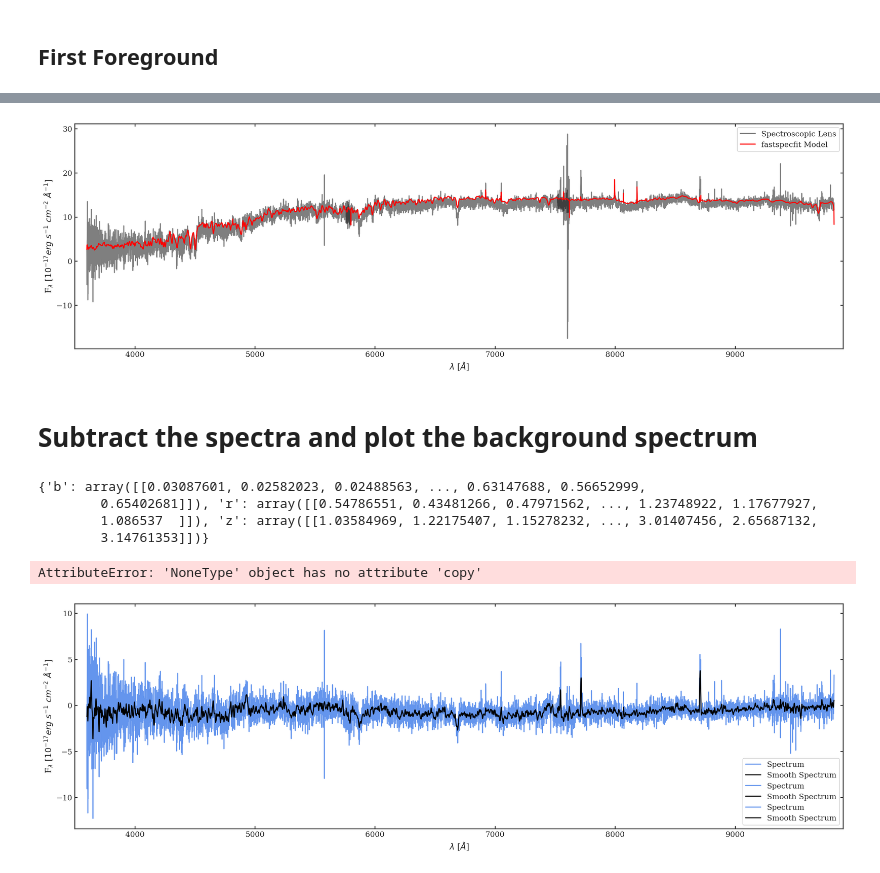
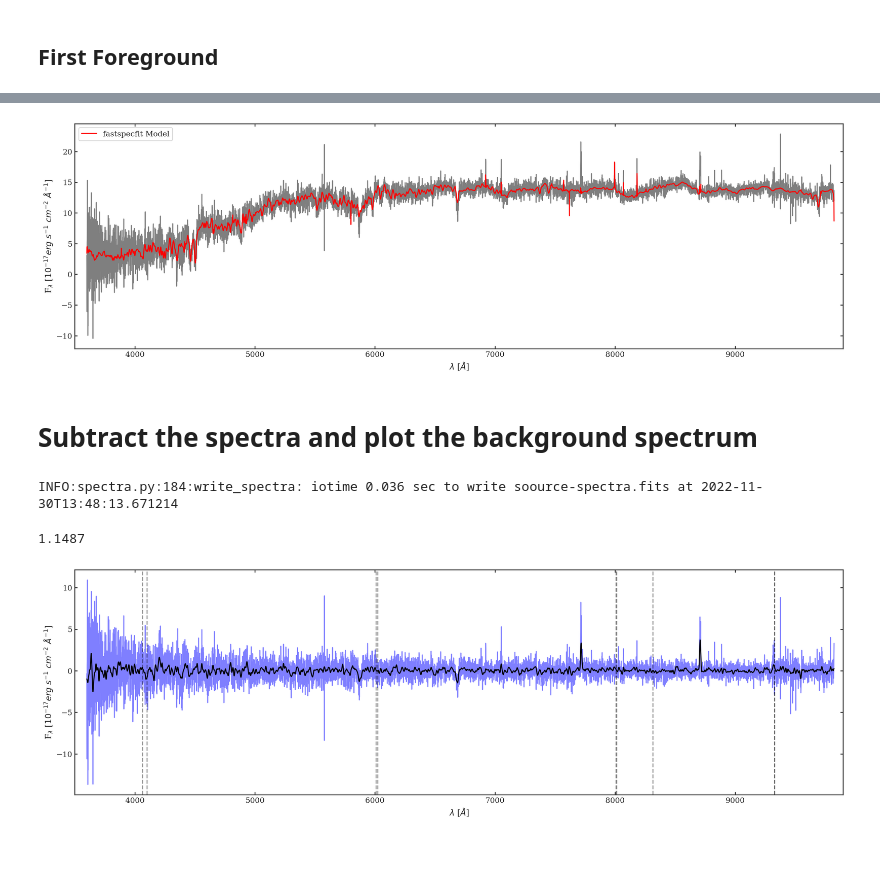
Before and after one commit to moustakas/fastspecfit-projects, a Jupyter notebook: speclens/plotSeparatedSpectra.ipynb, the cells around one changed output, grey strips where cells are left out. Saved outputs shown, nothing was run; the diff lists cells and outputs as text; code cells hidden in the pictures.

```diff
--- a/speclens/plotSeparatedSpectra.ipynb
+++ b/speclens/plotSeparatedSpectra.ipynb
@@ -99,4 +197,0 @@ outdir = '/global/cfs/cdirs/desi/users/nrfran/speclens/'
-# %%
-# plot the original spectrum
-orig = os.path.join(outdir, 'coadd-sv3-bright-25964-out.fits')
-coaddSpec = plotDesiSpectra(orig)
@@ -106,38 +198,5 @@ INFO:spectra.py:291:read_spectra: iotime 0.041 sec to read coadd-sv3-bright-2596
 # %% [markdown]
 ## First Foreground
-# %%
-def plotFastspecModel(fastfile, coaddPath, ax=None):
-    '''
-    Function to plot the fastspecfit model over the original spectrum
-    '''
-    from astropy.table import Table
-    import fitsio
-    from desispec.io import read_spectra
-
-    # read in fastspecfit model
-    model = Table(fitsio.read(fastfile, ext=3))
-    flux = model['col0'].data[0]
-    wave = np.linspace(3600.0, 9824.0, len(flux))
-
-    if not ax:
-        fig, ax = plt.subplots(figsize=(20,6))
-
-    # read in a plot original coadded spectrum in the background
-    coaddSpec = read_spectra(coaddPath)
-    ax.plot(coaddSpec.wave['b'], coaddSpec.flux['b'][0], color = 'k', alpha = 0.5)
-    ax.plot(coaddSpec.wave['r'], coaddSpec.flux['r'][0], color = 'k', alpha = 0.5)
-    ax.plot(coaddSpec.wave['z'], coaddSpec.flux['z'][0], color = 'k', alpha = 0.5, label='Spectroscopic Lens')
-
-    # plot fastspecfit model
-    ax.plot(wave, flux, 'r-', label='fastspecfit Model')
-
-    ax.set_xlim([3500, 9900])
-    ax.set_xlabel('$\lambda$ [$\AA$]')
-    ax.set_ylabel('F$_{\lambda}$ [$10^{-17} erg\ s^{-1}\ cm^{-2}\ \AA^{-1}$]')
-    ax.legend()
-
-    return wave, flux
 # %%
-foregroundpath = os.path.join(outdir, 'fastspec-sv3-bright-25964-out.fits')
-frontWave, frontFlux = plotFastspecModel(foregroundpath, orig)
+plotFastspecModel(frontWave, frontFlux, coaddSpec)
 # %% [output]
@@ -145,3 +203,3 @@ INFO:spectra.py:291:read_spectra: iotime 0.018 sec to read coadd-sv3-bright-2596
-[figure, old version]
+[figure, new version]
 # %% [markdown]
 # Subtract the spectra and plot the background spectrum
@@ -205,8 +206,4 @@ def subtract_spectra(coaddSpectra, frontFlux, frontWave, outdir=''):
 # %%
-sourceSpec = subtract_spectra(coaddSpec, frontFlux, frontWave)
+sourceSpec, sourceSpecPath = subtract_spectra(coaddSpec, frontFlux, frontWave)
 # %% [output]
-{'b': array([[0.03087601, 0.02582023, 0.02488563, ..., 0.63147688, 0.56652999,
-        0.65402681]]), 'r': array([[0.54786551, 0.43481266, 0.47971562, ..., 1.23748922, 1.17677927,
-        1.086537  ]]), 'z': array([[1.03584969, 1.22175407, 1.15278232, ..., 3.01407456, 2.65687132,
-        3.14761353]])}
+INFO:spectra.py:184:write_spectra: iotime 0.036 sec to write soource-spectra.fits at 2022-11-30T13:48:13.671214
-AttributeError: 'NoneType' object has no attribute 'copy'
@@ -240,4 +210,19 @@ def plotSpectrum(wave, flux, ax=None, smooth=True, **kwargs):
 # %%
-plotSpectrum(wave, backFlux, color='cornflowerblue')
+# get accepted redshift for our target
+
+fujiMatches = Table.read('fuji-matches.ecsv', format='ascii.ecsv')
+goodMatches = Table.read('z_catalog_sv3_bright_25964.fits')
+masterlens = pd.read_csv('masterlens.tsv', sep='\t', skiprows=1)
+
+firstMatch = fujiMatches[fujiMatches['TARGETID'] == goodMatches['TARGETID'].data[0]]
+matchName = firstMatch['OBJNAME'].data[0]
+
+goodLens = masterlens[masterlens.iloc[:,0] == matchName]
+
+zSource = float(goodLens[' "z_source"'].values[0].strip())
+print(zSource)
+
+plotDesiSpectra(sourceSpec, emline=True, z=zSource)
 # %% [output]
+1.1487
-[figure, old version]
+[figure, new version]
```
Also changed, not shown: parts of 16 cells of this notebook, 3 other files.
